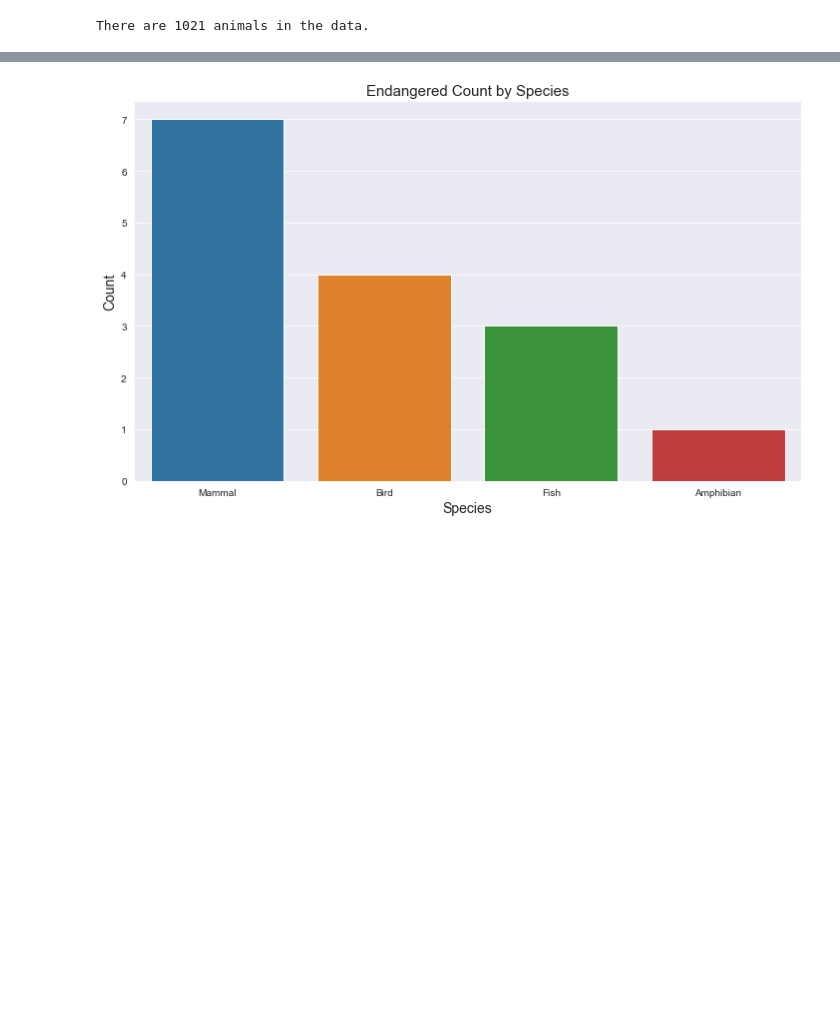
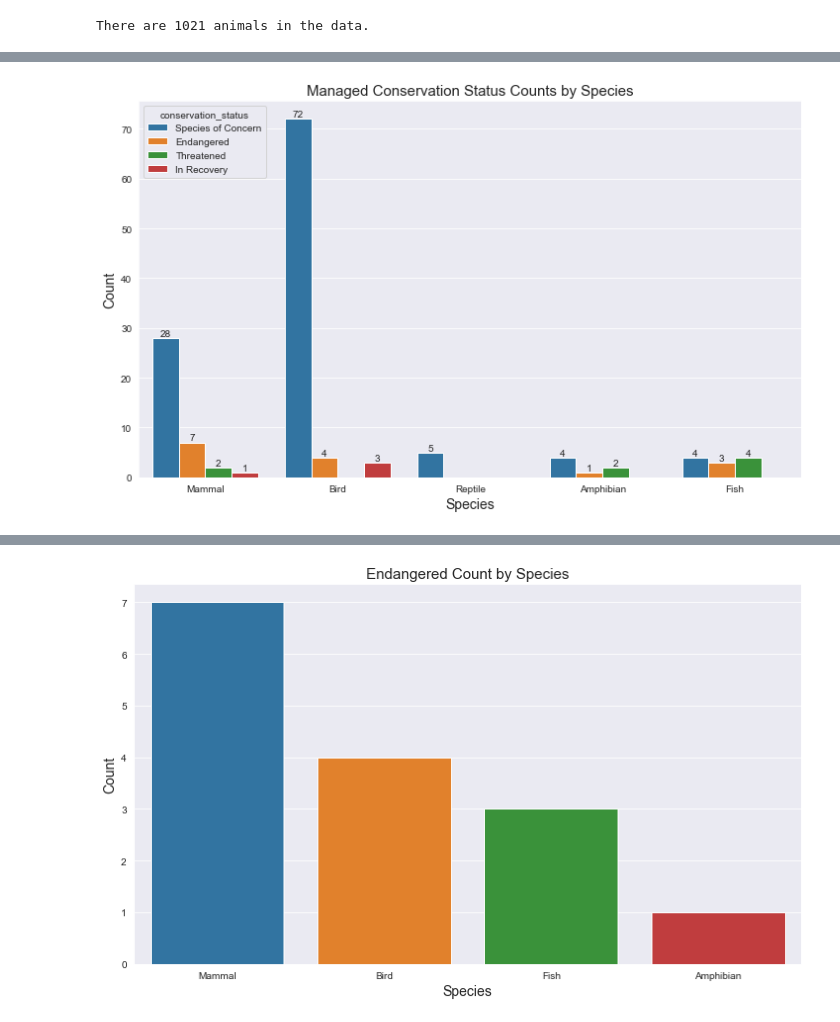
Before and after one commit to clccode/Biodiversity, a Jupyter notebook: biodiversity.ipynb, the cells around one changed output, grey strips where cells are left out. Saved outputs shown, nothing was run; the diff lists cells and outputs as text; code cells hidden in the pictures; blank space fills up the shorter version.

```diff
--- a/biodiversity.ipynb
+++ b/biodiversity.ipynb
@@ -153,0 +238,16 @@ plt.show()
+# %%
+# Same plot, but with no intervention removed
+figure = plt.figure(figsize=(12, 7))
+ax = sns.countplot(data=animals[-(animals.conservation_status == 'No intervention')],
+                   x='category', hue='conservation_status')
+ax.bar_label(ax.containers[0])
+ax.bar_label(ax.containers[1])
+ax.bar_label(ax.containers[2])
+ax.bar_label(ax.containers[3])
+plt.title('Managed Conservation Status Counts by Species', size=15)
+plt.xlabel('Species', size=14)
+plt.ylabel('Count', size=14)
+plt.savefig('count_by_managed_status.png')
+plt.show()
+# %% [output]
+[figure, added]
```
Also changed, not shown: parts of 24 cells of this notebook, 8 other files.
